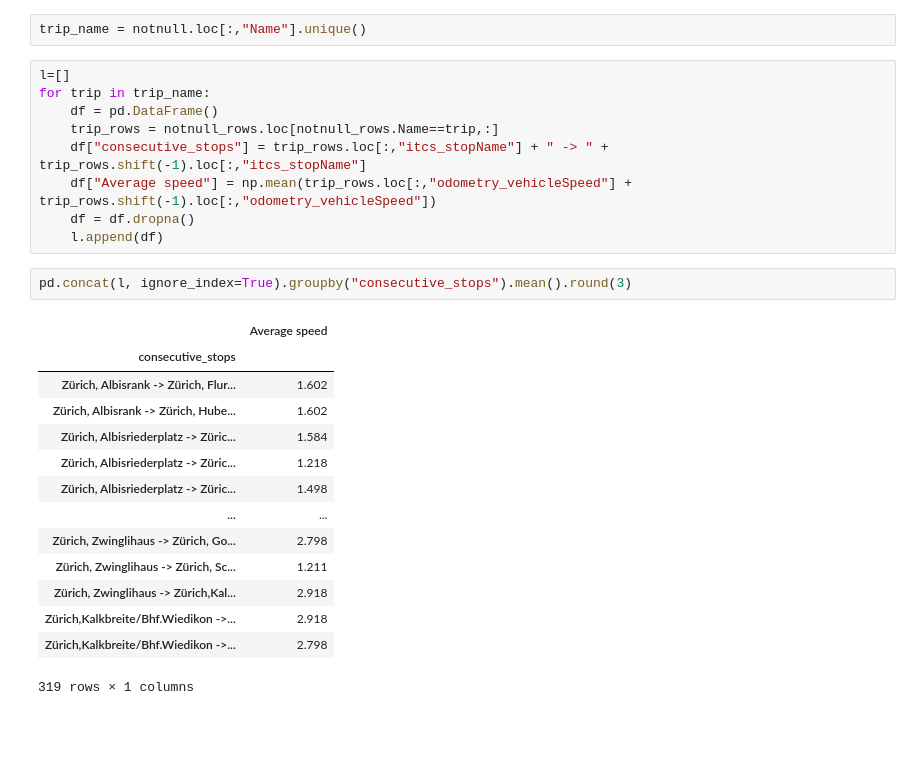
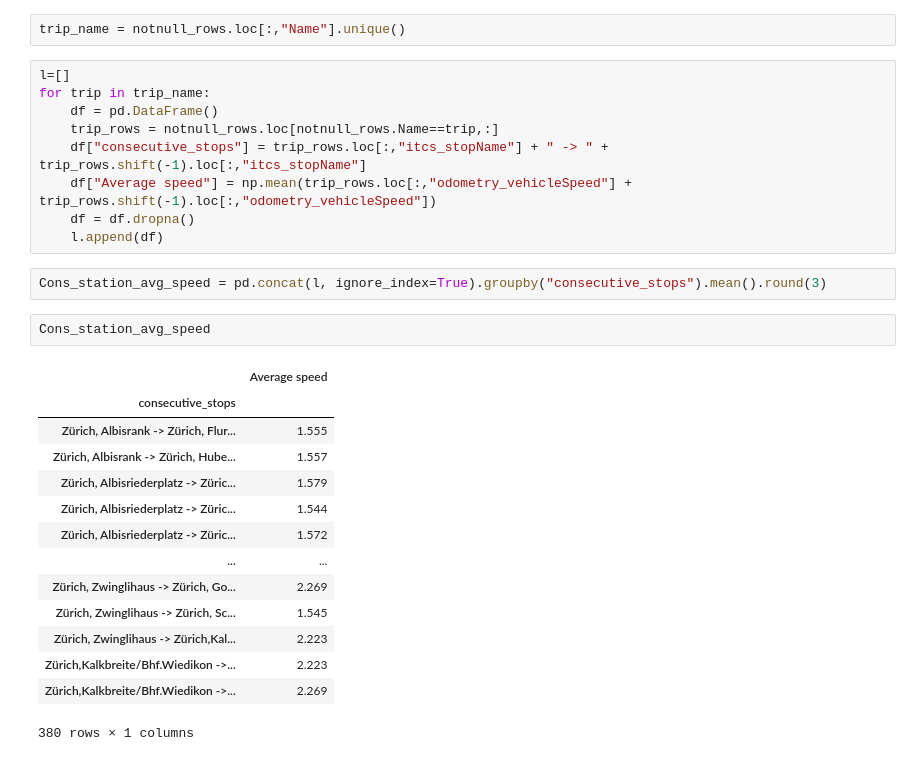
Before and after one commit to khannoaman/FoundationsCS-Project-2023_2024, a Jupyter notebook: CS_project.ipynb, the cells around one changed output. Drawn from its saved outputs; the diff is of its cells as text; blank space fills up the shorter version.

```diff
--- a/CS_project.ipynb
+++ b/CS_project.ipynb
@@ -355,7 +353,7 @@ notnull_rows.head()
 | 861 | 2020-11-13 15:07:06+00:00 | 398.7998 | 3.0 | Zürich, Letzibach | 10.617850 | ... |
 | 906 | 2020-11-13 15:07:51+00:00 | 398.8970 | 3.0 | Zürich, Bahnhof Altstetten | 5.408571 | ... |
 # %%
-trip_name = notnull.loc[:,"Name"].unique()
+trip_name = notnull_rows.loc[:,"Name"].unique()
 # %%
 l=[]
 for trip in trip_name:
@@ -366,19 +364,21 @@ for trip in trip_name:
     df = df.dropna()
     l.append(df)
 # %%
-pd.concat(l, ignore_index=True).groupby("consecutive_stops").mean().round(3)
+Cons_station_avg_speed = pd.concat(l, ignore_index=True).groupby("consecutive_stops").mean().round(3)
-# %% [output]
-|  | Average speed |
-| consecutive_stops |  |
-| Zürich, Albisrank -> Zürich, Flur... | 1.602 |
-| Zürich, Albisrank -> Zürich, Hube... | 1.602 |
-| Zürich, Albisriederplatz -> Züric... | 1.584 |
-| Zürich, Albisriederplatz -> Züric... | 1.218 |
-| Zürich, Albisriederplatz -> Züric... | 1.498 |
-| ... | ... |
-| Zürich, Zwinglihaus -> Zürich, Go... | 2.798 |
-| Zürich, Zwinglihaus -> Zürich, Sc... | 1.211 |
-| Zürich, Zwinglihaus -> Zürich,Kal... | 2.918 |
-| Zürich,Kalkbreite/Bhf.Wiedikon ->... | 2.918 |
-| Zürich,Kalkbreite/Bhf.Wiedikon ->... | 2.798 |
-319 rows × 1 columns
+# %%
+Cons_station_avg_speed
+# %% [output]
+|  | Average speed |
+| consecutive_stops |  |
+| Zürich, Albisrank -> Zürich, Flur... | 1.555 |
+| Zürich, Albisrank -> Zürich, Hube... | 1.557 |
+| Zürich, Albisriederplatz -> Züric... | 1.579 |
+| Zürich, Albisriederplatz -> Züric... | 1.544 |
+| Zürich, Albisriederplatz -> Züric... | 1.572 |
+| ... | ... |
+| Zürich, Zwinglihaus -> Zürich, Go... | 2.269 |
+| Zürich, Zwinglihaus -> Zürich, Sc... | 1.545 |
+| Zürich, Zwinglihaus -> Zürich,Kal... | 2.223 |
+| Zürich,Kalkbreite/Bhf.Wiedikon ->... | 2.223 |
+| Zürich,Kalkbreite/Bhf.Wiedikon ->... | 2.269 |
+380 rows × 1 columns
```
Also changed, not shown: parts of 9 cells of this notebook, 1 other file.
